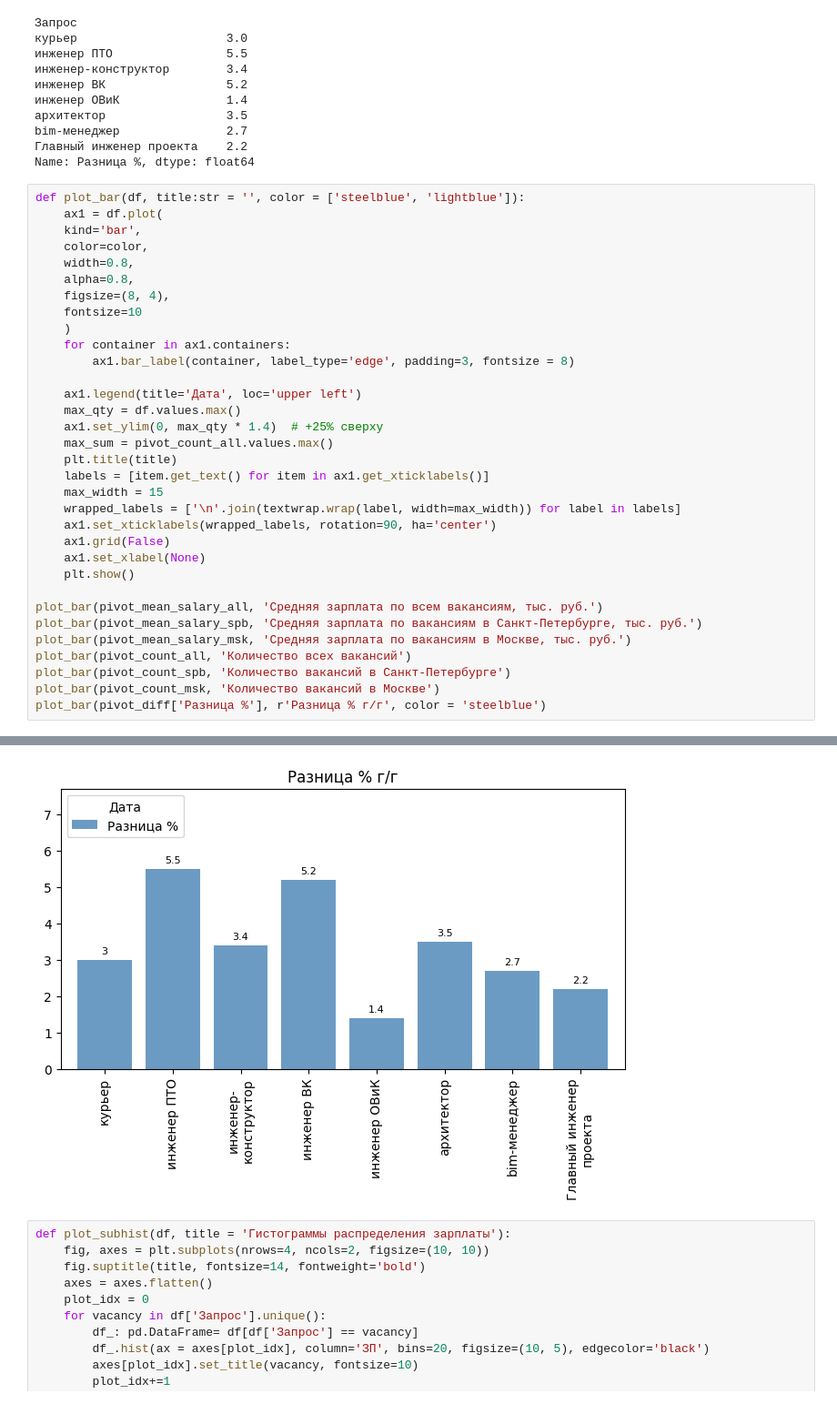
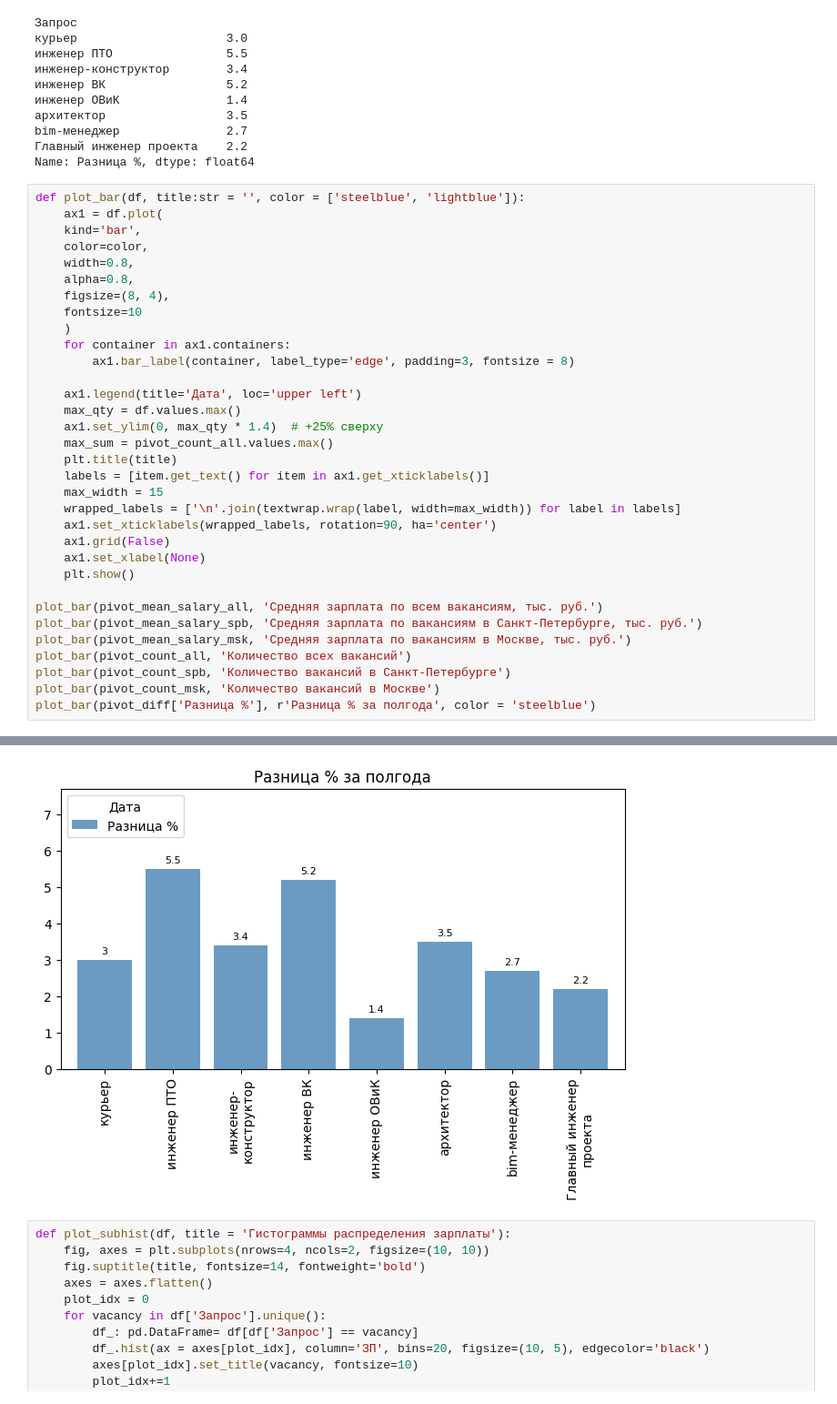
Before and after one commit to i-savelev/hh_parser, a Jupyter notebook: hh.ipynb, the cells around one changed output, grey strips where cells are left out. Shown: that part at 91% size. Drawn from its saved outputs; the diff is of its cells as text.

```diff
--- a/hh.ipynb
+++ b/hh.ipynb
@@ -123,35 +123,35 @@ def plot_bar(df, title:str = '', color = ['steelblue', 'lightblue']):
     )
     for container in ax1.containers:
         ax1.bar_label(container, label_type='edge', padding=3, fontsize = 8)
 
     ax1.legend(title='Дата', loc='upper left')
     max_qty = df.values.max()
     ax1.set_ylim(0, max_qty * 1.4)  # +25% сверху
     max_sum = pivot_count_all.values.max()
     plt.title(title)
     labels = [item.get_text() for item in ax1.get_xticklabels()]
     max_width = 15
     wrapped_labels = ['\n'.join(textwrap.wrap(label, width=max_width)) for label in labels]
     ax1.set_xticklabels(wrapped_labels, rotation=90, ha='center')
     ax1.grid(False)
     ax1.set_xlabel(None)
     plt.show()
 
 plot_bar(pivot_mean_salary_all, 'Средняя зарплата по всем вакансиям, тыс. руб.')
 plot_bar(pivot_mean_salary_spb, 'Средняя зарплата по вакансиям в Санкт-Петербурге, тыс. руб.')
 plot_bar(pivot_mean_salary_msk, 'Средняя зарплата по вакансиям в Москве, тыс. руб.')
 plot_bar(pivot_count_all, 'Количество всех вакансий')
 plot_bar(pivot_count_spb, 'Количество вакансий в Санкт-Петербурге')
 plot_bar(pivot_count_msk, 'Количество вакансий в Москве')
-plot_bar(pivot_diff['Разница %'], r'Разница % г/г', color = 'steelblue')
+plot_bar(pivot_diff['Разница %'], r'Разница % за полгода', color = 'steelblue')
 # %% [output]
 [figure]
 [figure]
 [figure]
 [figure]
 [figure]
 [figure]
-[figure, old version]
+[figure, new version]
 # %%
 def plot_subhist(df, title = 'Гистограммы распределения зарплаты'):
     fig, axes = plt.subplots(nrows=4, ncols=2, figsize=(10, 10))
```
